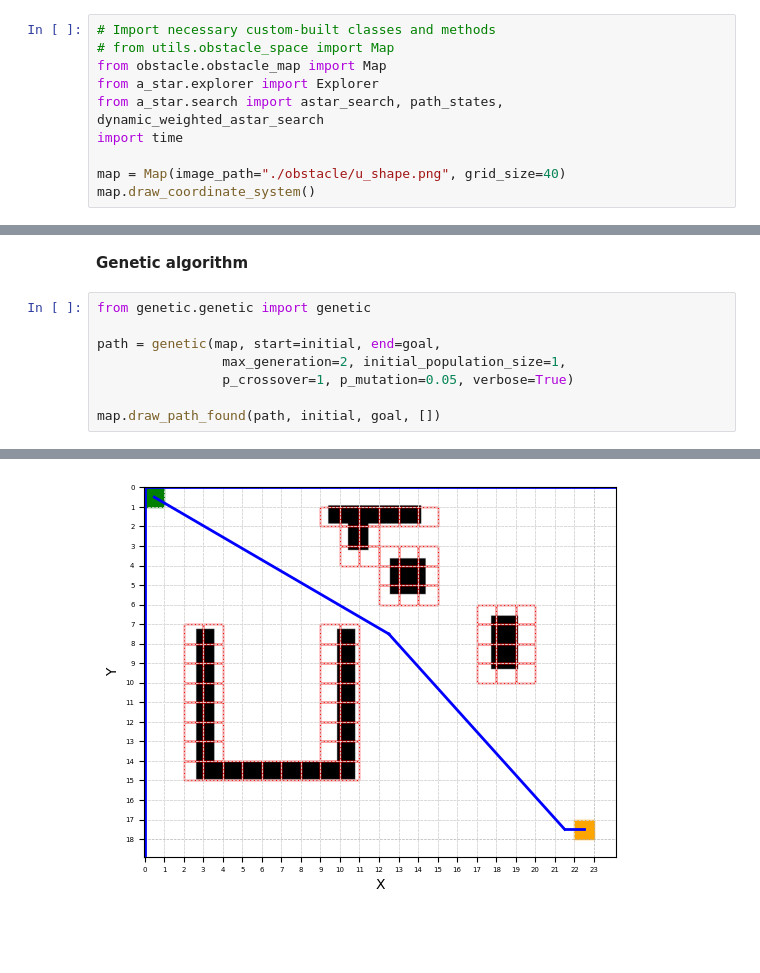
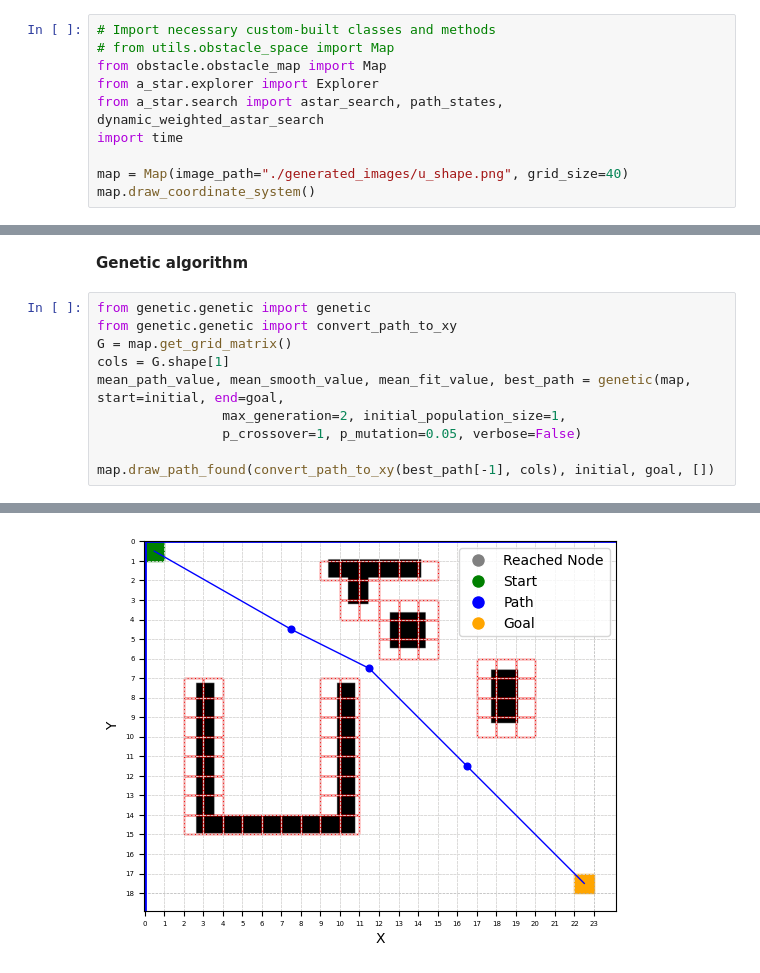
Before and after one commit to haily835/AI-Mobile-Robot-Path-Planning, a Jupyter notebook: u_shape.ipynb, the cells around one changed output, grey strips where cells are left out. Cells and saved outputs as stored; diff of their text form; blank space fills up the shorter version.

Commit message:
modify genetic algorithm, adjust jupiter notebook

```diff
--- a/u_shape.ipynb
+++ b/u_shape.ipynb
@@ -12,7 +12,7 @@ from a_star.explorer import Explorer
 from a_star.search import astar_search, path_states, dynamic_weighted_astar_search
 import time
 
-map = Map(image_path="./obstacle/u_shape.png", grid_size=40)
+map = Map(image_path="./generated_images/u_shape.png", grid_size=40)
 map.draw_coordinate_system()
 # %% [output]
 [figure]
@@ -84,10 +84,12 @@ map.draw_path_found(simplified_path, initial, goal, explorer.get_reached())
 **Genetic algorithm**
 # %%
 from genetic.genetic import genetic
+from genetic.genetic import convert_path_to_xy
+G = map.get_grid_matrix()
+cols = G.shape[1]
+mean_path_value, mean_smooth_value, mean_fit_value, best_path = genetic(map, start=initial, end=goal,
+                max_generation=2, initial_population_size=1,
+                p_crossover=1, p_mutation=0.05, verbose=False)
 
-path = genetic(map, start=initial, end=goal,
-                max_generation=2, initial_population_size=1,
-                p_crossover=1, p_mutation=0.05, verbose=True)
-
-map.draw_path_found(path, initial, goal, [])
+map.draw_path_found(convert_path_to_xy(best_path[-1], cols), initial, goal, [])
 # %% [output]
@@ -111 +111 @@ Path grid coordinates:  [(0, 0), (12, 7), (21, 17), (22, 17)]
-[figure, old version]
+[figure, new version]
```
Also changed, not shown: parts of 5 cells of this notebook, 21 other files.
